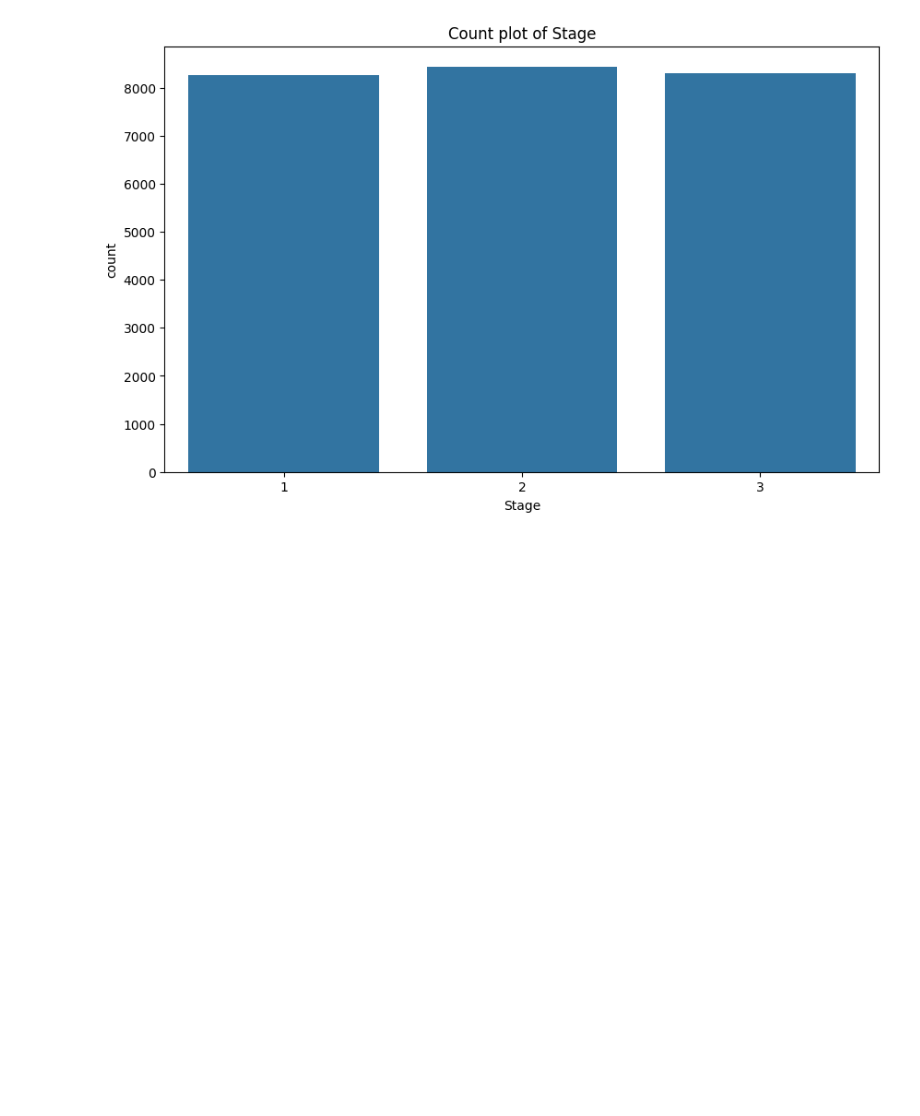
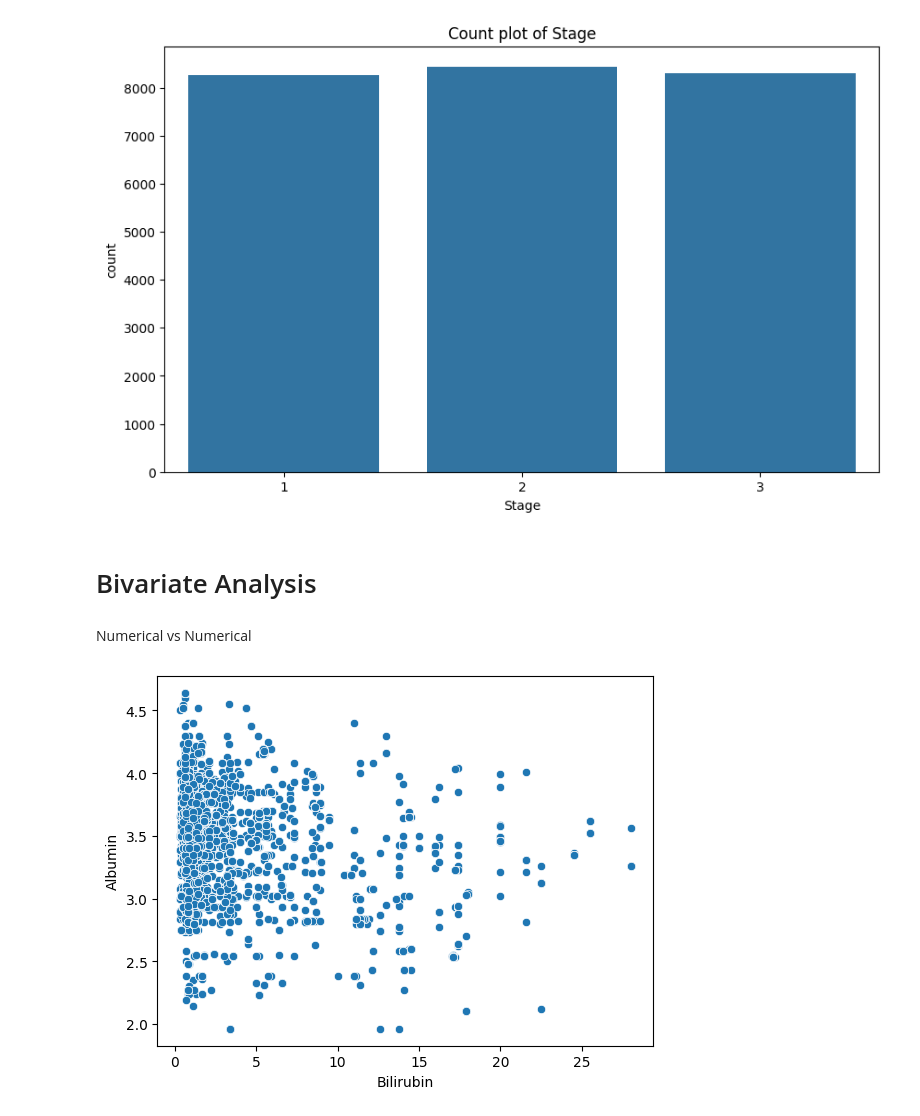
Before and after one commit to RajatDev18/Liver-cirrhosis-prediction-working, a Jupyter notebook: Notebooks/data_exploration.ipynb, the cells around one changed output. Saved outputs shown, nothing was run; the diff lists cells and outputs as text; code cells hidden in the pictures; blank space fills up the shorter version.

Commit message:
Multivariate analysis

```diff
--- a/Notebooks/data_exploration.ipynb
+++ b/Notebooks/data_exploration.ipynb
@@ -59,3 +95,12 @@ for col in cat_cols:
 [figure]
 [figure]
 [figure]
+# %% [markdown]
+# Bivariate Analysis
+# %% [markdown]
+Numerical vs Numerical
+# %%
+sns.scatterplot(x="Bilirubin", y="Albumin", data=df)
+plt.show()
+# %% [output]
+[figure, added]
```
Also changed, not shown: parts of 15 cells of this notebook.
